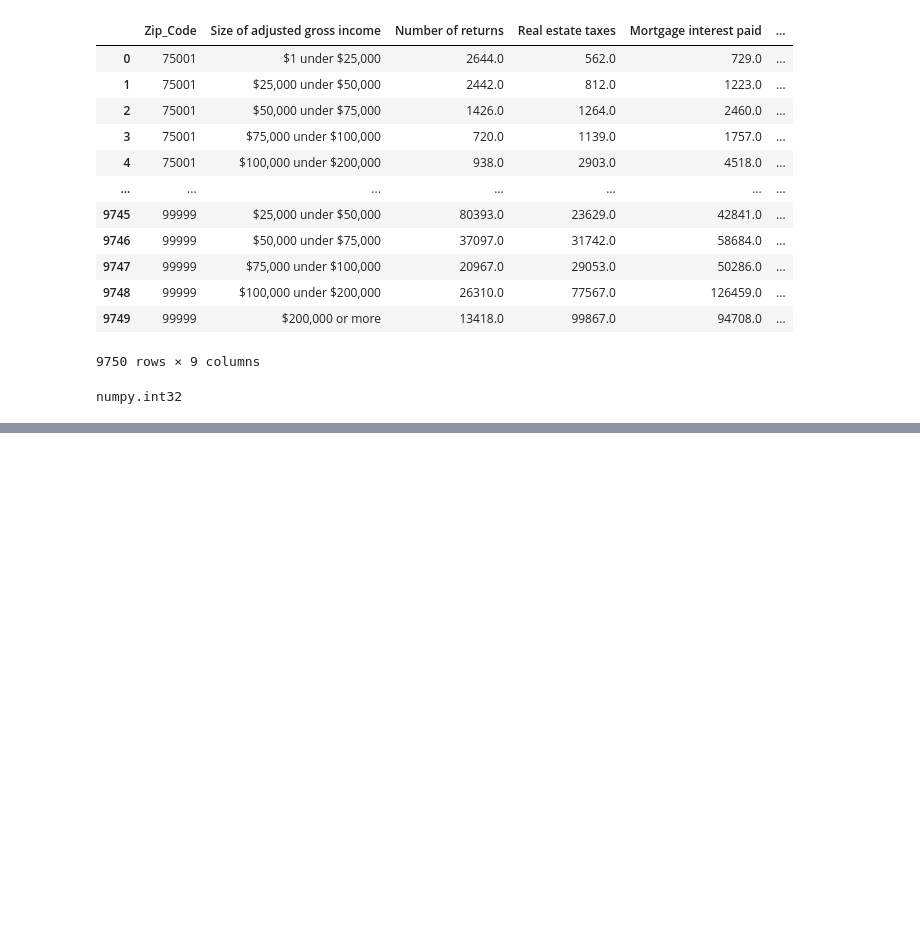
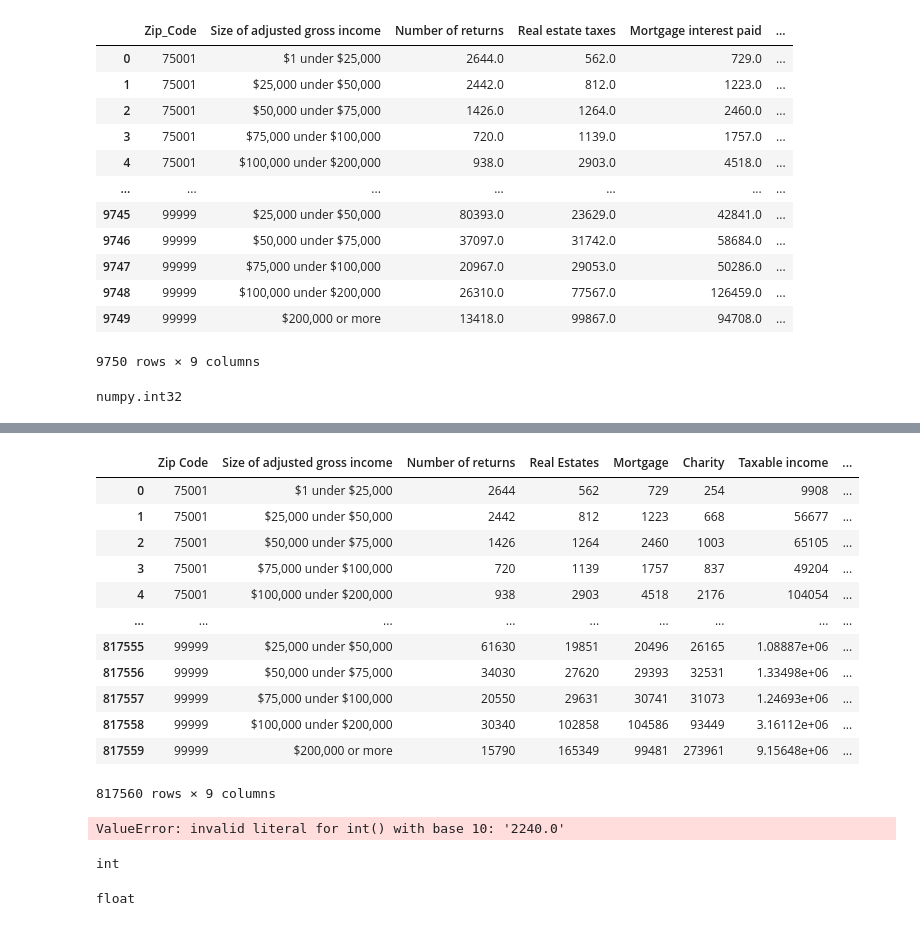
Before and after one commit to dovu93/Real_Estate_Investment_Identifier, a Jupyter notebook: Notebooks/Trial&Error_Vu.ipynb, the cells around one changed output, grey strips where cells are left out. Saved outputs shown, nothing was run; the diff lists cells and outputs as text; code cells hidden in the pictures; blank space fills up the shorter version.

Commit message:
adding in trial and error code

```diff
--- a/Notebooks/Trial&Error_Vu.ipynb
+++ b/Notebooks/Trial&Error_Vu.ipynb
@@ -363,3 +370,7 @@ tax_7 = pd.read_csv(tax2017)
 tax_2011 = pd.concat([tax_1, tax_2, tax_3, tax_4, tax_5, tax_6, tax_7], join = 'inner', axis = 'rows')
 cleaned_tax_2014 = Path("../resources/Vu/Tax_Data/cleaned_tax_FINAL.csv")
 tax_2011.to_csv(cleaned_tax_2014, index=False, header=True)
+# %%
+clean_path = Path("../resources/Vu/Tax_Data/cleaned_tax_FINAL.csv")
+# %%
+clean_tax = pd.read_csv(clean_path)
@@ -365,0 +390,2 @@ tax_2011.to_csv(cleaned_tax_2014, index=False, header=True)
+# %%
+clean_tax = clean_tax.astype({'Zip Code': 'int'})
@@ -365,0 +420,24 @@ tax_2011.to_csv(cleaned_tax_2014, index=False, header=True)
+# %%
+clean_tax = clean_tax.astype({'Zip Code': 'int64'})
+# clean_tax = clean_tax.astype({'Number of returns': 'int64'})
+# clean_tax = clean_tax.astype({'Real Estates': 'int64'})
+# clean_tax = clean_tax.astype({'Mortgage': 'int64'})
+# clean_tax = clean_tax.astype({'Charity': 'int64'})
+# clean_tax = clean_tax.astype({'Taxable income': 'int64'})
+# clean_tax = clean_tax.astype({'Income tax': 'int64'})
+# %%
+clean_tax
+# %% [output]
+|  | Zip Code | Size of adjusted gross income | Number of returns | Real Estates | Mortgage | Charity | Taxable income | ... |
+| 0 | 75001 | $1 under $25,000 | 2644 | 562 | 729 | 254 | 9908 | ... |
+| 1 | 75001 | $25,000 under $50,000 | 2442 | 812 | 1223 | 668 | 56677 | ... |
+| 2 | 75001 | $50,000 under $75,000 | 1426 | 1264 | 2460 | 1003 | 65105 | ... |
+| 3 | 75001 | $75,000 under $100,000 | 720 | 1139 | 1757 | 837 | 49204 | ... |
+| 4 | 75001 | $100,000 under $200,000 | 938 | 2903 | 4518 | 2176 | 104054 | ... |
+| ... | ... | ... | ... | ... | ... | ... | ... | ... |
+| 817555 | 99999 | $25,000 under $50,000 | 61630 | 19851 | 20496 | 26165 | 1.08887e+06 | ... |
+| 817556 | 99999 | $50,000 under $75,000 | 34030 | 27620 | 29393 | 32531 | 1.33498e+06 | ... |
+| 817557 | 99999 | $75,000 under $100,000 | 20550 | 29631 | 30741 | 31073 | 1.24693e+06 | ... |
+| 817558 | 99999 | $100,000 under $200,000 | 30340 | 102858 | 104586 | 93449 | 3.16112e+06 | ... |
+| 817559 | 99999 | $200,000 or more | 15790 | 165349 | 99481 | 273961 | 9.15648e+06 | ... |
+817560 rows × 9 columns
@@ -365,0 +446,9 @@ tax_2011.to_csv(cleaned_tax_2014, index=False, header=True)
+# %%
+clean_tax = clean_tax.astype({"Number of returns" : 'int64'})
+# %% [output]
+ValueError: invalid literal for int() with base 10: '2240.0'
+# %%
+type(zipp[0])
+permits_df = permits_df.astype({'zip_code': 'int64'})
+# %% [output]
+int
@@ -365,0 +457,4 @@ tax_2011.to_csv(cleaned_tax_2014, index=False, header=True)
+# %%
+type(clean_tax["Taxable income"][2])
+# %% [output]
+float
```
Also changed, not shown: parts of 15 cells of this notebook.
